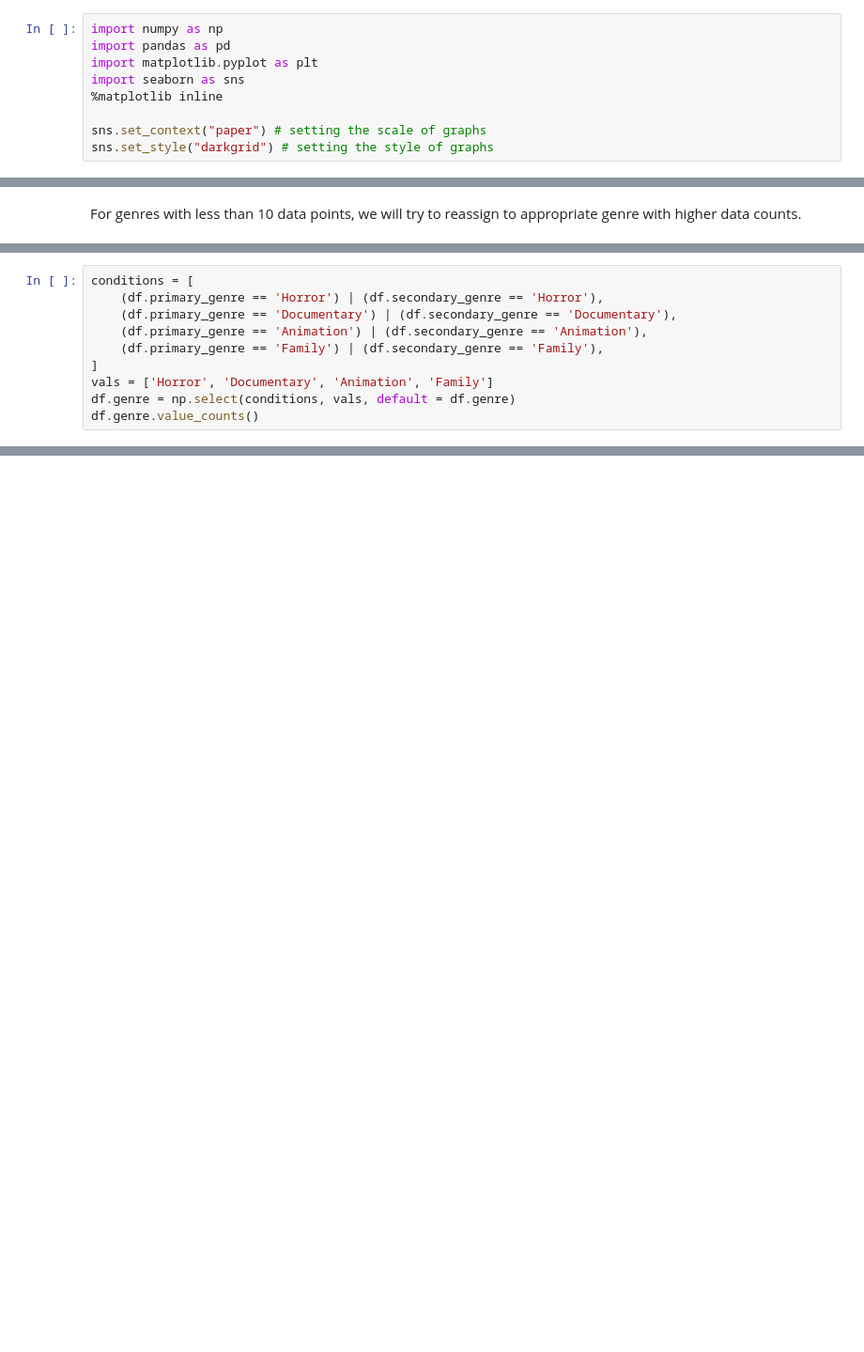
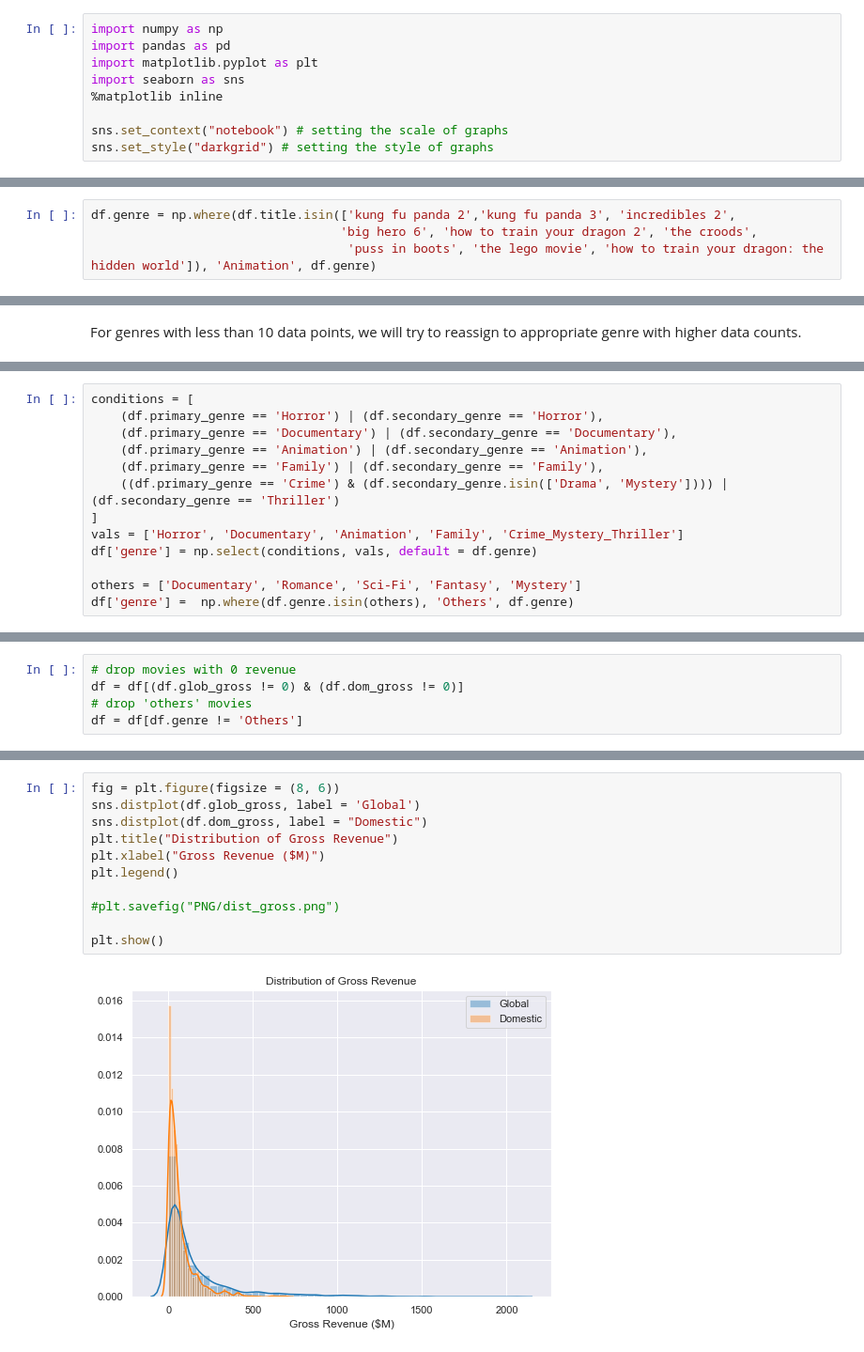
Before and after one commit to stereopickle/DS_movie_EDA, a Jupyter notebook: 013.Key_Analyses.ipynb, the cells around one changed output, grey strips where cells are left out. Shown at 94% size. Saved outputs shown, nothing was run; the diff lists cells and outputs as text; blank space fills up the shorter version.

```diff
--- a/013.Key_Analyses.ipynb
+++ b/013.Key_Analyses.ipynb
@@ -8,7 +8,7 @@ import matplotlib.pyplot as plt
 import seaborn as sns
 %matplotlib inline
 
-sns.set_context("paper") # setting the scale of graphs
+sns.set_context("notebook") # setting the scale of graphs
 sns.set_style("darkgrid") # setting the style of graphs
 # %%
 #loading data
@@ -20,3 +20,7 @@ df = df[['title', 'new_genre', 'primary_genre', 'secondary_genre', 'MPAA', 'mont
 # %%
 df.rename(columns={'new_genre': 'genre', 'avg_rating_imdb': 'avg_rating', 'production_budget': 'budget',
                   'domestic_gross':'dom_gross', 'worldwide_gross': 'glob_gross'}, inplace = True)
+# %%
+df.genre = np.where(df.title.isin(['kung fu panda 2','kung fu panda 3', 'incredibles 2',
+                                  'big hero 6', 'how to train your dragon 2', 'the croods',
+                                   'puss in boots', 'the lego movie', 'how to train your dragon: the hidden world']), 'Animation', df.genre)
@@ -38,7 +47,10 @@ conditions = [
     (df.primary_genre == 'Documentary') | (df.secondary_genre == 'Documentary'),
     (df.primary_genre == 'Animation') | (df.secondary_genre == 'Animation'),
     (df.primary_genre == 'Family') | (df.secondary_genre == 'Family'),
+    ((df.primary_genre == 'Crime') & (df.secondary_genre.isin(['Drama', 'Mystery']))) | (df.secondary_genre == 'Thriller')
 ]
-vals = ['Horror', 'Documentary', 'Animation', 'Family']
-df.genre = np.select(conditions, vals, default = df.genre)
-df.genre.value_counts()
+vals = ['Horror', 'Documentary', 'Animation', 'Family', 'Crime_Mystery_Thriller']
+df['genre'] = np.select(conditions, vals, default = df.genre)
+
+others = ['Documentary', 'Romance', 'Sci-Fi', 'Fantasy', 'Mystery']
+df['genre'] =  np.where(df.genre.isin(others), 'Others', df.genre)
@@ -64,0 +57,5 @@ Name: genre, dtype: int64
+# %%
+# drop movies with 0 revenue
+df = df[(df.glob_gross != 0) & (df.dom_gross != 0)]
+# drop 'others' movies
+df = df[df.genre != 'Others']
@@ -64,0 +66,13 @@ Name: genre, dtype: int64
+# %%
+fig = plt.figure(figsize = (8, 6))
+sns.distplot(df.glob_gross, label = 'Global')
+sns.distplot(df.dom_gross, label = "Domestic")
+plt.title("Distribution of Gross Revenue")
+plt.xlabel("Gross Revenue ($M)")
+plt.legend()
+
+#plt.savefig("PNG/dist_gross.png")
+
+plt.show()
+# %% [output]
+[figure, added]
```
Also changed, not shown: parts of 68 cells of this notebook.
